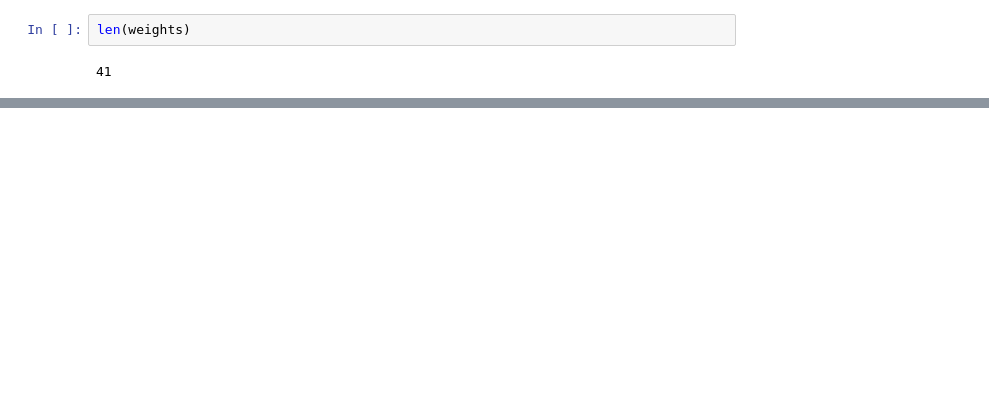
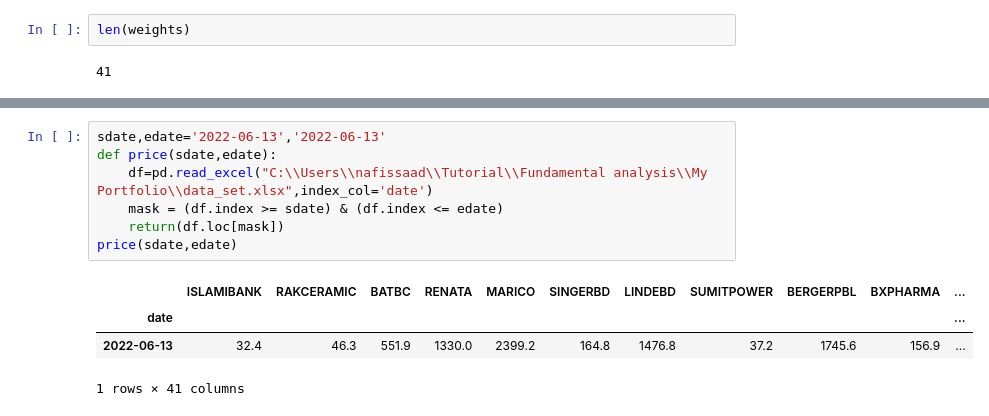
Before and after one commit to nafissaad/Tutorial1, a Jupyter notebook: Tutorial/My projects/My Portfolio/Risk and Return management .ipynb, the cells around one changed output, grey strips where cells are left out. Saved outputs shown, nothing was run; the diff lists cells and outputs as text; blank space fills up the shorter version.

```diff
--- a/Tutorial/My projects/My Portfolio/Risk and Return management .ipynb
+++ b/Tutorial/My projects/My Portfolio/Risk and Return management .ipynb
@@ -732,0 +867,12 @@ sets.columns[1]
+# %%
+sdate,edate='2022-06-13','2022-06-13'
+def price(sdate,edate):
+    df=pd.read_excel("C:\\Users\\nafissaad\\Tutorial\\Fundamental analysis\\My Portfolio\\data_set.xlsx",index_col='date')
+    mask = (df.index >= sdate) & (df.index <= edate)
+    return(df.loc[mask])
+price(sdate,edate)
+# %% [output]
+|  | ISLAMIBANK | RAKCERAMIC | BATBC | RENATA | MARICO | SINGERBD | LINDEBD | SUMITPOWER | BERGERPBL | BXPHARMA | ... |
+| date |  |  |  |  |  |  |  |  |  |  | ... |
+| 2022-06-13 | 32.4 | 46.3 | 551.9 | 1330.0 | 2399.2 | 164.8 | 1476.8 | 37.2 | 1745.6 | 156.9 | ... |
+1 rows × 41 columns
```
Also changed, not shown: parts of 55 cells of this notebook.
